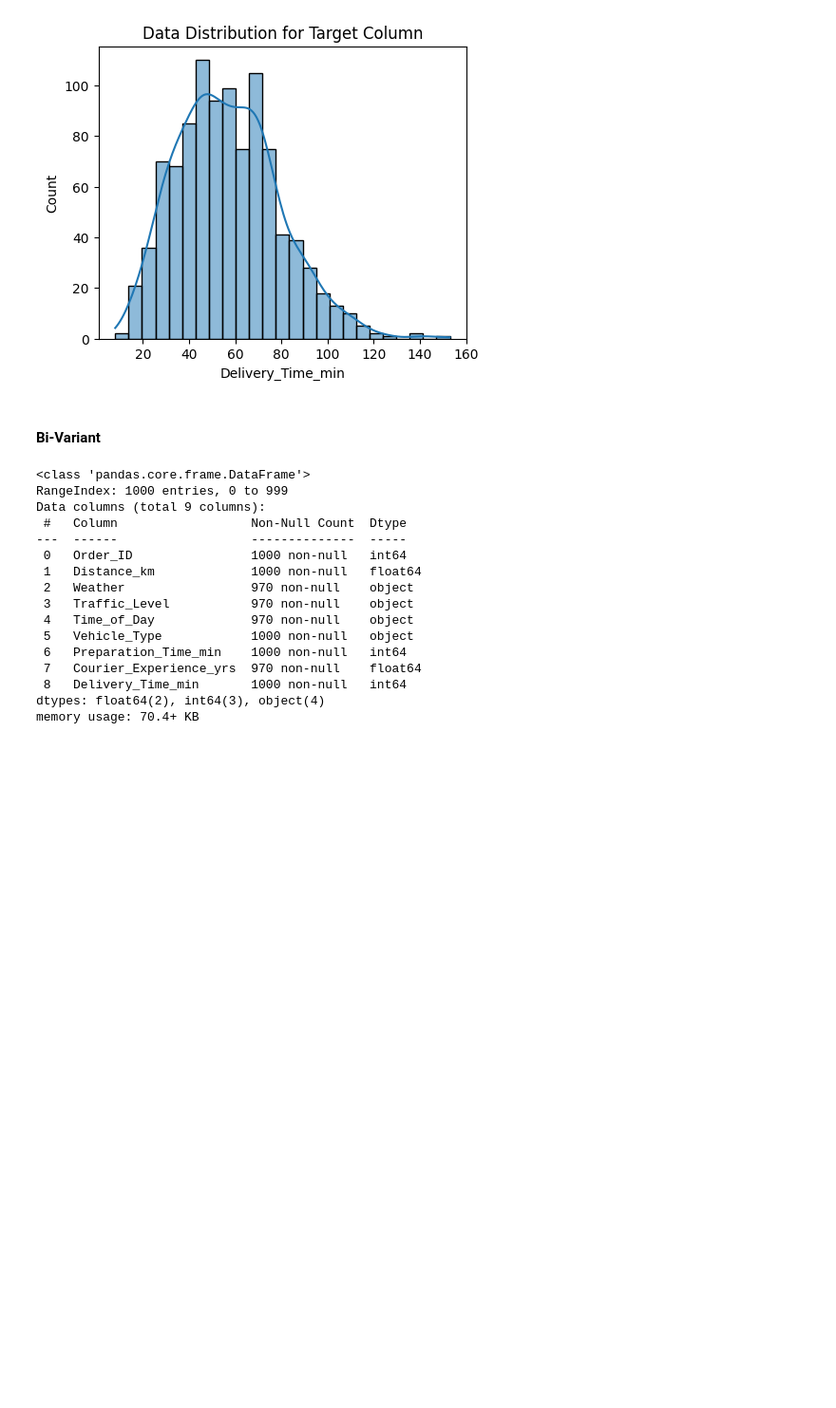
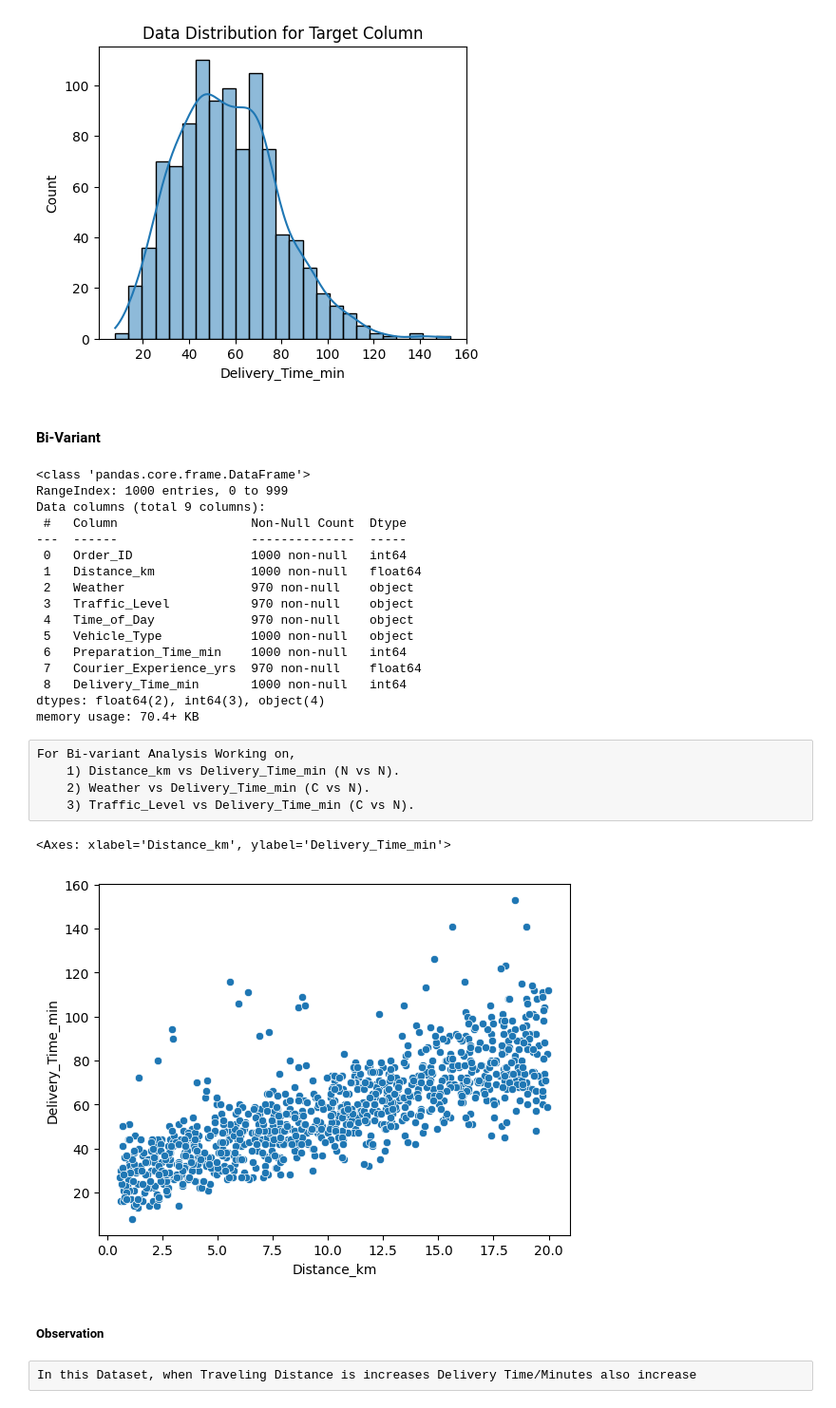
Before and after one commit to Manojg14/delivery-time-prediction-linear-regression, a Jupyter notebook: Notebook/delivery-time-prediction-linear-regression.ipynb, the cells around one changed output. Shown at 95% size. Drawn from its saved outputs; the diff is of its cells as text; code cells hidden in the pictures; blank space fills up the shorter version.

```diff
--- a/Notebook/delivery-time-prediction-linear-regression.ipynb
+++ b/Notebook/delivery-time-prediction-linear-regression.ipynb
@@ -312,5 +312,22 @@ Data columns (total 9 columns):
  8   Delivery_Time_min       1000 non-null   int64
 dtypes: float64(2), int64(3), object(4)
 memory usage: 70.4+ KB
+# %% [raw]
+For Bi-variant Analysis Working on,
+    1) Distance_km vs Delivery_Time_min (N vs N).
+    2) Weather vs Delivery_Time_min (C vs N).
+    3) Traffic_Level vs Delivery_Time_min (C vs N).
 # %%
 # Distance km vs Delivery Time min
+
+sns.scatterplot(x='Distance_km',
+                y='Delivery_Time_min',
+                data=del_time
+               )
+# %% [output]
+<Axes: xlabel='Distance_km', ylabel='Delivery_Time_min'>
+[figure, added]
+# %% [markdown]
+##### Observation
+# %% [raw]
+In this Dataset, when Traveling Distance is increases Delivery Time/Minutes also increase
```
Also changed, not shown: parts of 29 cells of this notebook.
